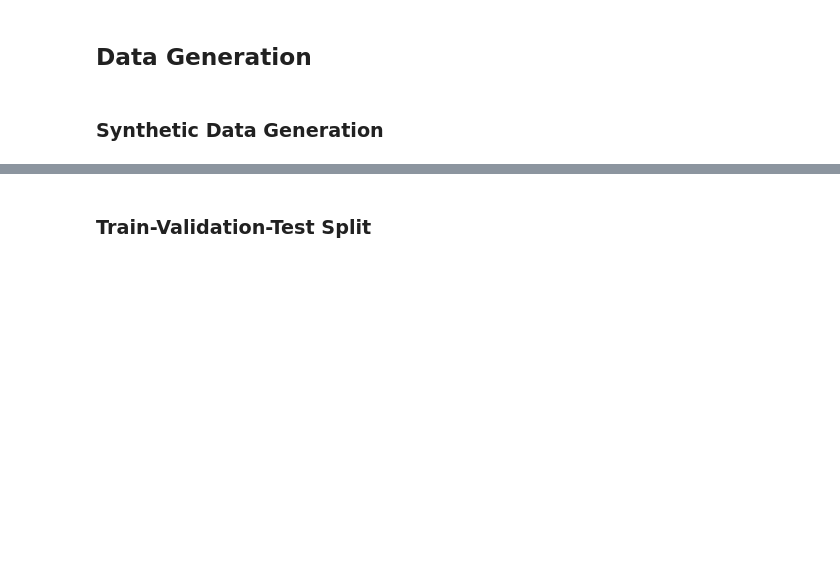
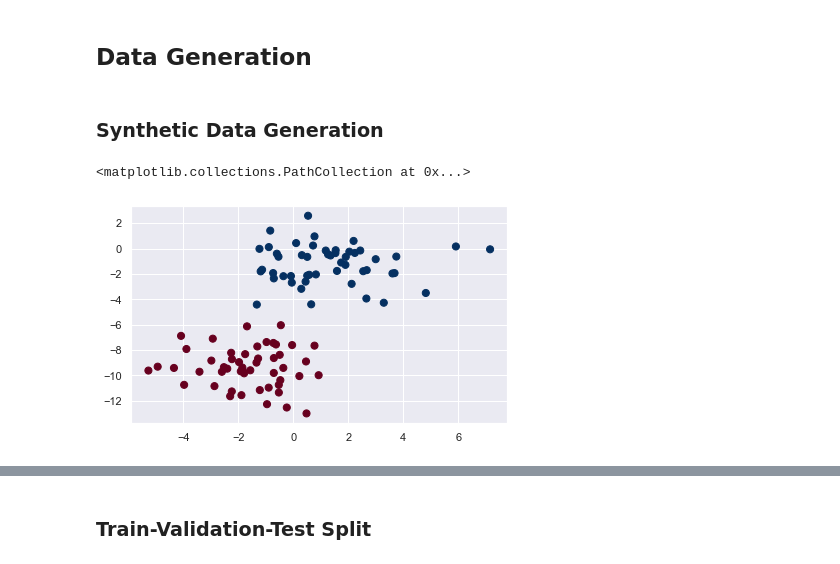
Before and after one commit to mamintoosi-cs/pytorch-workshop, a Jupyter notebook: 3_2_Regression_Logistc_Reg.ipynb, the cells around one changed output, grey strips where cells are left out. Cells and saved outputs as stored; diff of their text form; code cells hidden in the pictures; blank space fills up the shorter version.

```diff
--- a/3_2_Regression_Logistc_Reg.ipynb
+++ b/3_2_Regression_Logistc_Reg.ipynb
@@ -15,6 +15,8 @@ The main file is forked from dvgodoy/PyTorchStepByStep
 # !git clone https://github.com/mamintoosi-cs/pytorch-workshop.git
 # %cd pytorch-workshop
 # %%
+import seaborn as sns
+import matplotlib.pyplot as plt
 import numpy as np
 from sklearn.model_selection import train_test_split
 # This is needed to render the plots
@@ -22,3 +24,6 @@ from plots.utils import *
 import warnings
 warnings.filterwarnings('ignore')
 # warnings.filterwarnings(action='once')
+
+%matplotlib inline
+sns.set()
@@ -41,3 +34,11 @@ $$
 ## Data Generation
 # %% [markdown]
 ### Synthetic Data Generation
+# %%
+from sklearn.datasets import make_blobs
+N = 100
+X, y = make_blobs(N, 2, centers=2, random_state=2, cluster_std=1.5)
+plt.scatter(X[:, 0], X[:, 1], c=y, s=50, cmap='RdBu')
+# %% [output]
+<matplotlib.collections.PathCollection at 0x...>
+[figure, added]
```
Also changed, not shown: parts of 57 cells of this notebook, 1 other file.
